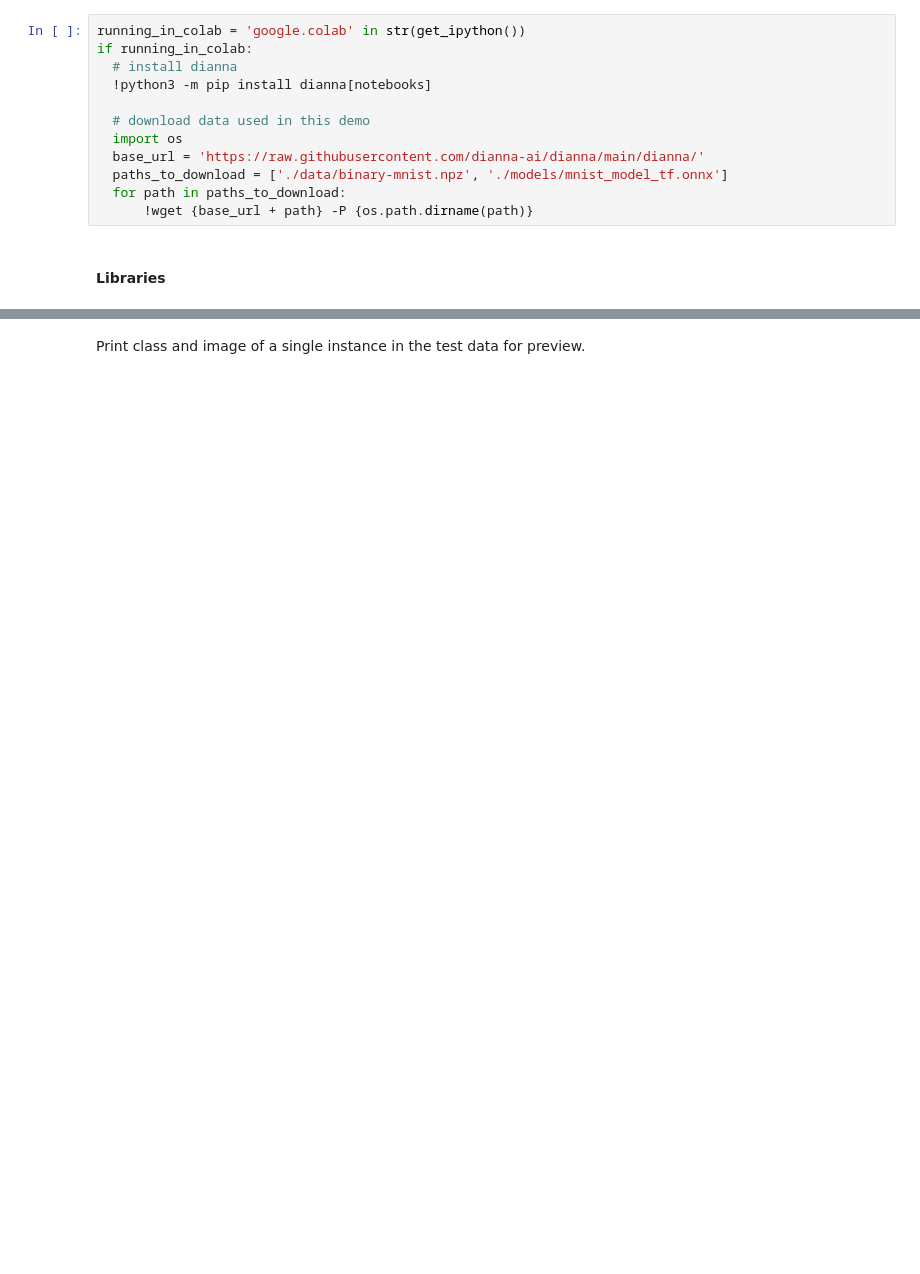
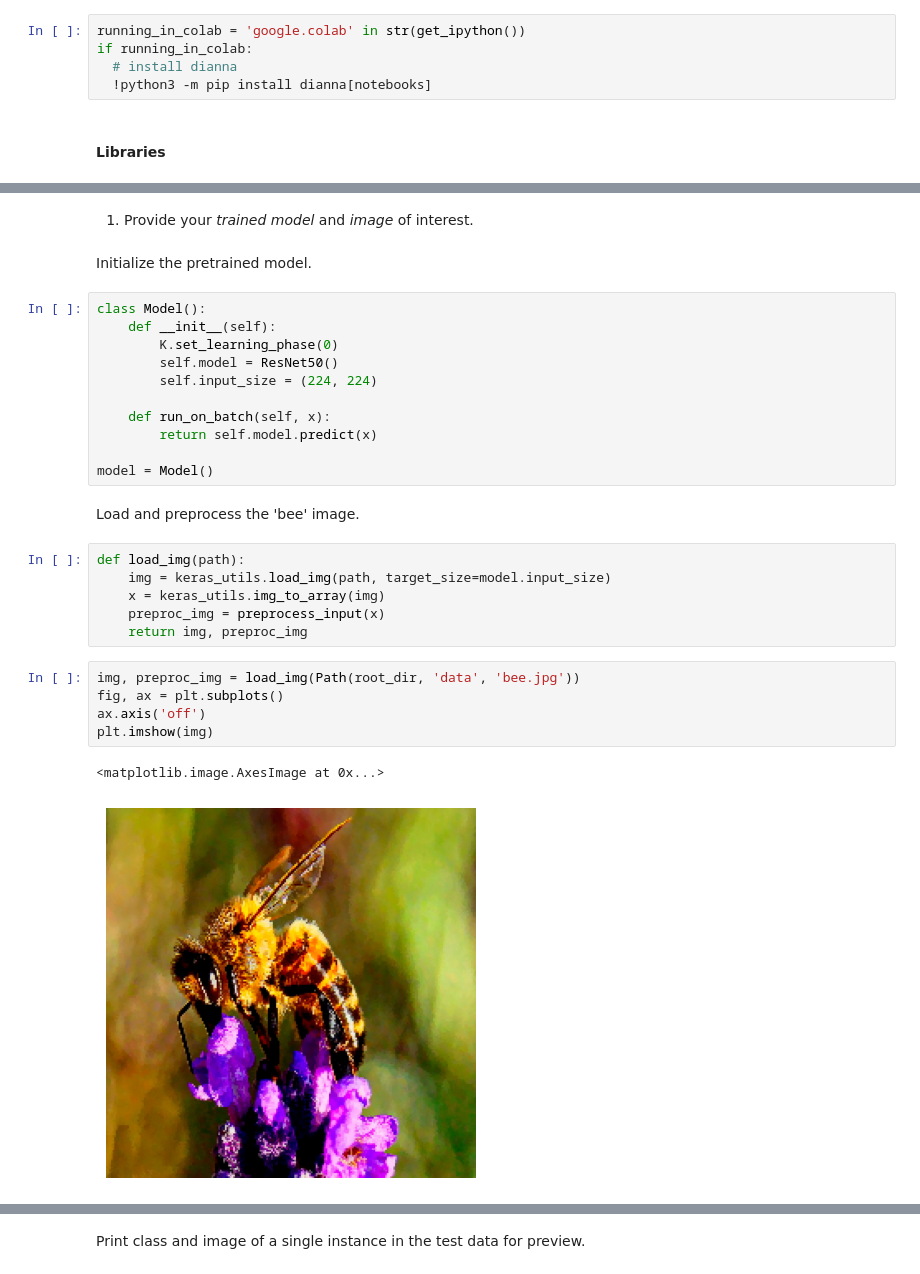
Before and after one commit to dianna-ai/dianna, a Jupyter notebook: tutorials/overview.ipynb, the cells around one changed output, grey strips where cells are left out. Drawn from its saved outputs; the diff is of its cells as text; blank space fills up the shorter version.

```diff
--- a/tutorials/overview.ipynb
+++ b/tutorials/overview.ipynb
@@ -11,13 +41,6 @@ running_in_colab = 'google.colab' in str(get_ipython())
 if running_in_colab:
   # install dianna
   !python3 -m pip install dianna[notebooks]
-
-  # download data used in this demo
-  import os
-  base_url = 'https://raw.githubusercontent.com/dianna-ai/dianna/main/dianna/'
-  paths_to_download = ['./data/binary-mnist.npz', './models/mnist_model_tf.onnx']
-  for path in paths_to_download:
-      !wget {base_url + path} -P {os.path.dirname(path)}
 # %% [markdown]
 #### Libraries
 # %%
@@ -37,0 +199,31 @@ random.seed(42)
+# %% [markdown]
+1. Provide your *trained model* and *image* of interest.
+# %% [markdown]
+Initialize the pretrained model.
+# %%
+class Model():
+    def __init__(self):
+        K.set_learning_phase(0)
+        self.model = ResNet50()
+        self.input_size = (224, 224)
+
+    def run_on_batch(self, x):
+        return self.model.predict(x)
+
+model = Model()
+# %% [markdown]
+Load and preprocess the 'bee' image.
+# %%
+def load_img(path):
+    img = keras_utils.load_img(path, target_size=model.input_size)
+    x = keras_utils.img_to_array(img)
+    preproc_img = preprocess_input(x)
+    return img, preproc_img
+# %%
+img, preproc_img = load_img(Path(root_dir, 'data', 'bee.jpg'))
+fig, ax = plt.subplots()
+ax.axis('off')
+plt.imshow(img)
+# %% [output]
+<matplotlib.image.AxesImage at 0x...>
+[figure, added]
```
Also changed, not shown: parts of 46 cells of this notebook.
